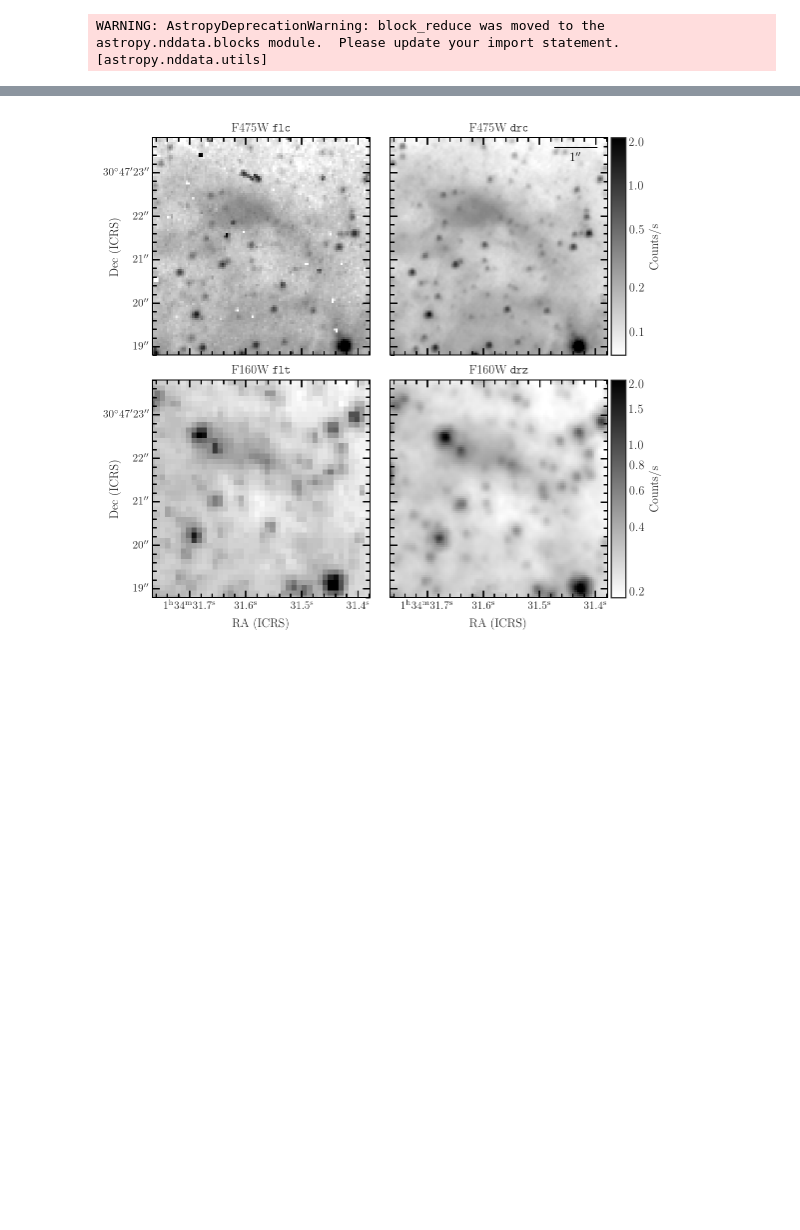
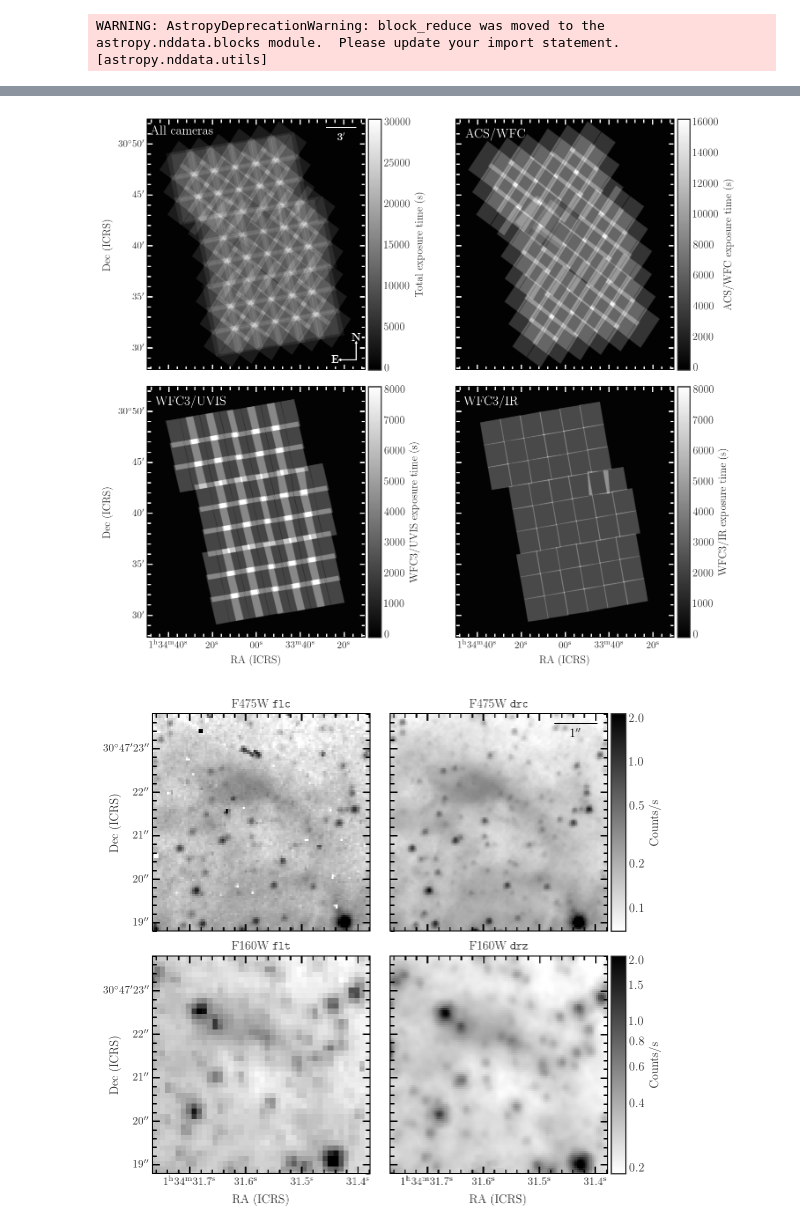
Before and after one commit to meredith-durbin/m33_survey_plots, a Jupyter notebook: APLpy plots.ipynb, the cells around one changed output, grey strips where cells are left out. Cells and saved outputs as stored; diff of their text form; code cells hidden in the pictures; blank space fills up the shorter version.

```diff
--- a/APLpy plots.ipynb
+++ b/APLpy plots.ipynb
@@ -59,34 +61,40 @@ add_tweaks(fig)
 # %%
-# fig = plt.figure(figsize=(10, 9))
-# f0 = aplpy.FITSFigure('data/exposure_map.fits', figure=fig, subplot=(2,2,1))
-# f1 = aplpy.FITSFigure('data/exposure_map_WFC.fits', figure=fig, subplot=(2,2,2))
-# f2 = aplpy.FITSFigure('data/exposure_map_UVIS.fits', figure=fig, subplot=(2,2,3))
-# f3 = aplpy.FITSFigure('data/exposure_map_IR.fits', figure=fig, subplot=(2,2,4))
+fig = plt.figure(figsize=(10, 9))
+f0 = aplpy.FITSFigure('data/exposure_map_all_small.fits', figure=fig, subplot=(2,2,1))
+f1 = aplpy.FITSFigure('data/exposure_map_WFC_small.fits', figure=fig, subplot=(2,2,2))
+f2 = aplpy.FITSFigure('data/exposure_map_UVIS_small.fits', figure=fig, subplot=(2,2,3))
+f3 = aplpy.FITSFigure('data/exposure_map_IR_small.fits', figure=fig, subplot=(2,2,4))
 
-# f0.show_grayscale(vmin=-250, vmax=30350, interpolation='bicubic')
-# f1.show_grayscale(vmin=-150, vmax=16200, interpolation='bicubic')
-# f2.show_grayscale(vmin=-100, vmax=8100, interpolation='bicubic')
-# f3.show_grayscale(vmin=-100, vmax=8100, interpolation='bicubic')
-# add_tweaks(f0)
+f0.show_grayscale(vmin=-250, vmax=30350, interpolation='bicubic')
+f1.show_grayscale(vmin=-150, vmax=16200, interpolation='bicubic')
+f2.show_grayscale(vmin=-100, vmax=8100, interpolation='bicubic')
+f3.show_grayscale(vmin=-100, vmax=8100, interpolation='bicubic')
+add_tweaks(f0)
 
-# for f in [f0, f1, f2, f3]:
-#     f.add_colorbar()
-# f0.colorbar.set_axis_label_text('Total exposure time (s)')
-# f1.colorbar.set_axis_label_text('ACS/WFC exposure time (s)')
-# f2.colorbar.set_axis_label_text('WFC3/UVIS exposure time (s)')
-# f3.colorbar.set_axis_label_text('WFC3/IR exposure time (s)')
+for f in [f0, f1, f2, f3]:
+    f.add_colorbar()
+f0.colorbar.set_axis_label_text('Total exposure time (s)')
+f1.colorbar.set_axis_label_text('ACS/WFC exposure time (s)')
+f2.colorbar.set_axis_label_text('WFC3/UVIS exposure time (s)')
+f3.colorbar.set_axis_label_text('WFC3/IR exposure time (s)')
 
-# aplpy.AxisLabels(f0).hide_x()
-# aplpy.TickLabels(f0).hide_x()
-# aplpy.AxisLabels(f1).hide()
-# aplpy.TickLabels(f1).hide()
+aplpy.AxisLabels(f0).hide_x()
+aplpy.TickLabels(f0).hide_x()
+aplpy.AxisLabels(f1).hide()
+aplpy.TickLabels(f1).hide()
 
-# fig.tight_layout()
+fig.tight_layout()
+f0.add_label(0.16, 0.95, 'All cameras', relative=True, color='w', layer='text', fontsize='large')
+f1.add_label(0.18, 0.94, 'ACS/WFC', relative=True, color='w', layer='text', fontsize='large')
+f2.add_label(0.2, 0.94, 'WFC3/UVIS', relative=True, color='w', layer='text', fontsize='large')
+f3.add_label(0.16, 0.94, 'WFC3/IR', relative=True, color='w', layer='text', fontsize='large')
 
-# aplpy.AxisLabels(f3).hide_y()
-# aplpy.TickLabels(f3).hide_y()
+aplpy.AxisLabels(f3).hide_y()
+aplpy.TickLabels(f3).hide_y()
 
-# plt.savefig('figures/total_exptimes.pdf', dpi=300, bbox_inches='tight')
+plt.savefig('figures/total_exptimes.pdf', dpi=300, bbox_inches='tight')
+# %% [output]
+[figure, added]
 # %%
 fig = plt.figure(figsize=(8.6, 7.2))
 
```
Also changed, not shown: parts of 3 cells of this notebook, 5 other files.
